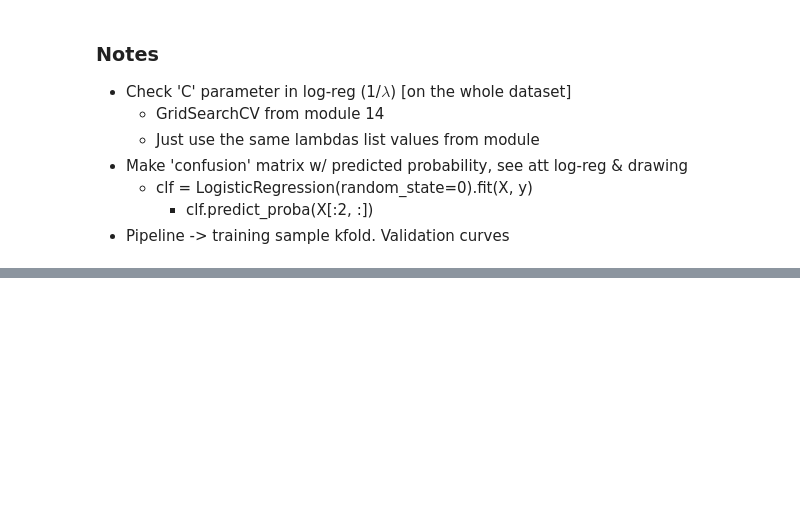
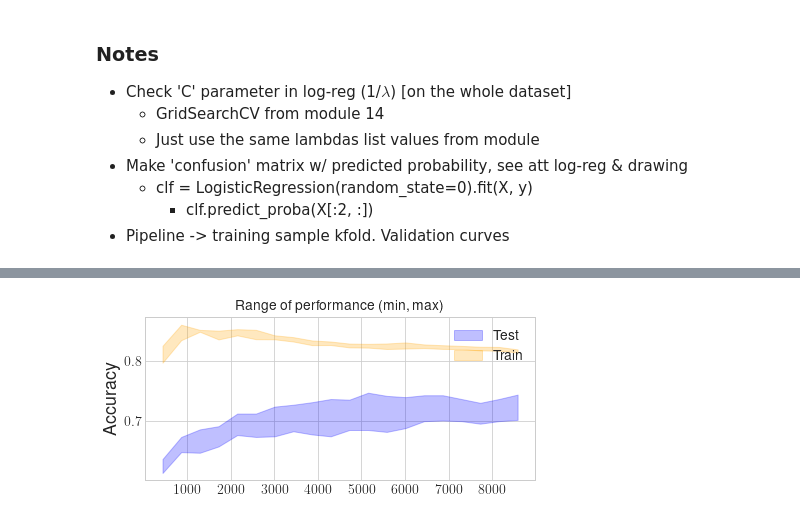
Before and after one commit to pgb206/ISDS2022_group7, a Jupyter notebook: project/project.ipynb, the cells around one changed output, grey strips where cells are left out. Saved outputs shown, nothing was run; the diff lists cells and outputs as text; code cells hidden in the pictures; blank space fills up the shorter version.

```diff
--- a/project/project.ipynb
+++ b/project/project.ipynb
@@ -715,0 +788,4 @@ def preprocess_document(document, sentence_spliter='.', word_spliter=' ', punct_
+# %%
+part = partition(data_pf, ['true', 'mostly-true'], ['pants-fire', 'false'])
+X = part['Quote'].apply(prepare).values
+y = part['Fake'].values
@@ -715,0 +798,5 @@ def preprocess_document(document, sentence_spliter='.', word_spliter=' ', punct_
+# %%
+from sklearn.model_selection import train_test_split
+
+X_dev, X_test, y_dev, y_test = train_test_split(X, y, test_size=1/3, random_state=1337)
+X_train, X_val, y_train, y_val = train_test_split(X, y, test_size=1/2, random_state=1337)
@@ -715,0 +861,14 @@ def preprocess_document(document, sentence_spliter='.', word_spliter=' ', punct_
+# %%
+from sklearn.pipeline import make_pipeline
+
+pipe = make_pipeline(TfidfVectorizer(), LogisticRegression())
+# %%
+from sklearn.model_selection import learning_curve
+
+train_sizes, train_scores, test_scores = \
+    learning_curve(estimator=pipe,
+                   X=X_dev,
+                   y=y_dev,
+                   train_sizes=np.arange(0.05, 1.05, .05),
+                   scoring='accuracy',
+                   cv=10)
@@ -715,0 +899,11 @@ def preprocess_document(document, sentence_spliter='.', word_spliter=' ', punct_
+# %%
+f_learn, ax = plt.subplots(figsize=(7,3))
+ax.fill_between(train_sizes, test_scores.min(1), test_scores.max(1), alpha=0.25, label ='Test', color='blue')
+
+ax.fill_between(train_sizes, train_scores.min(1), train_scores.max(1),  alpha=0.25, label='Train', color='orange')
+
+ax.set_title('Range of performance (min, max)')
+ax.set_ylabel('Accuracy')
+ax.legend();
+# %% [output]
+[figure, added]
```
Also changed, not shown: parts of 24 cells of this notebook, 4 other files.
